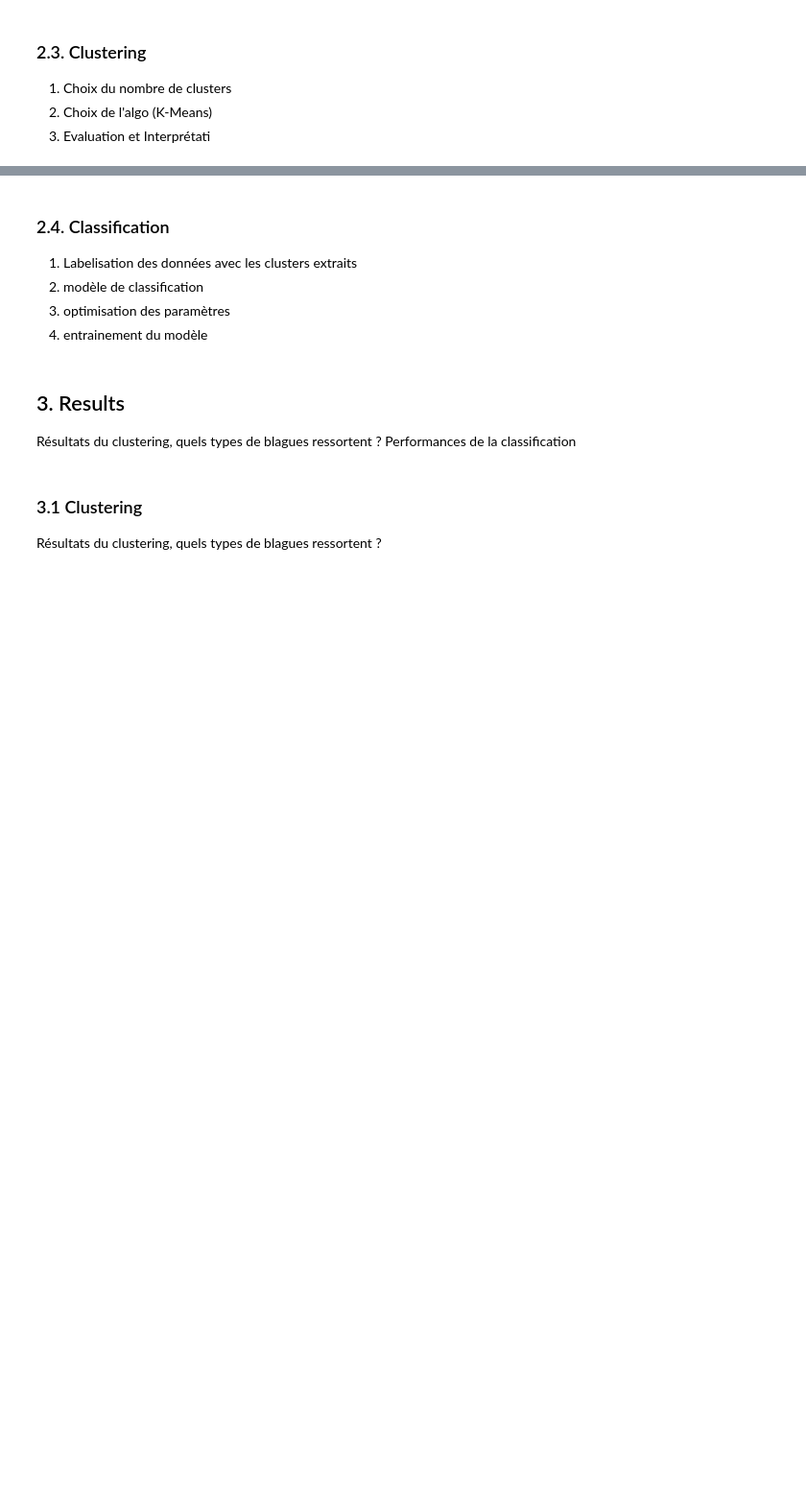
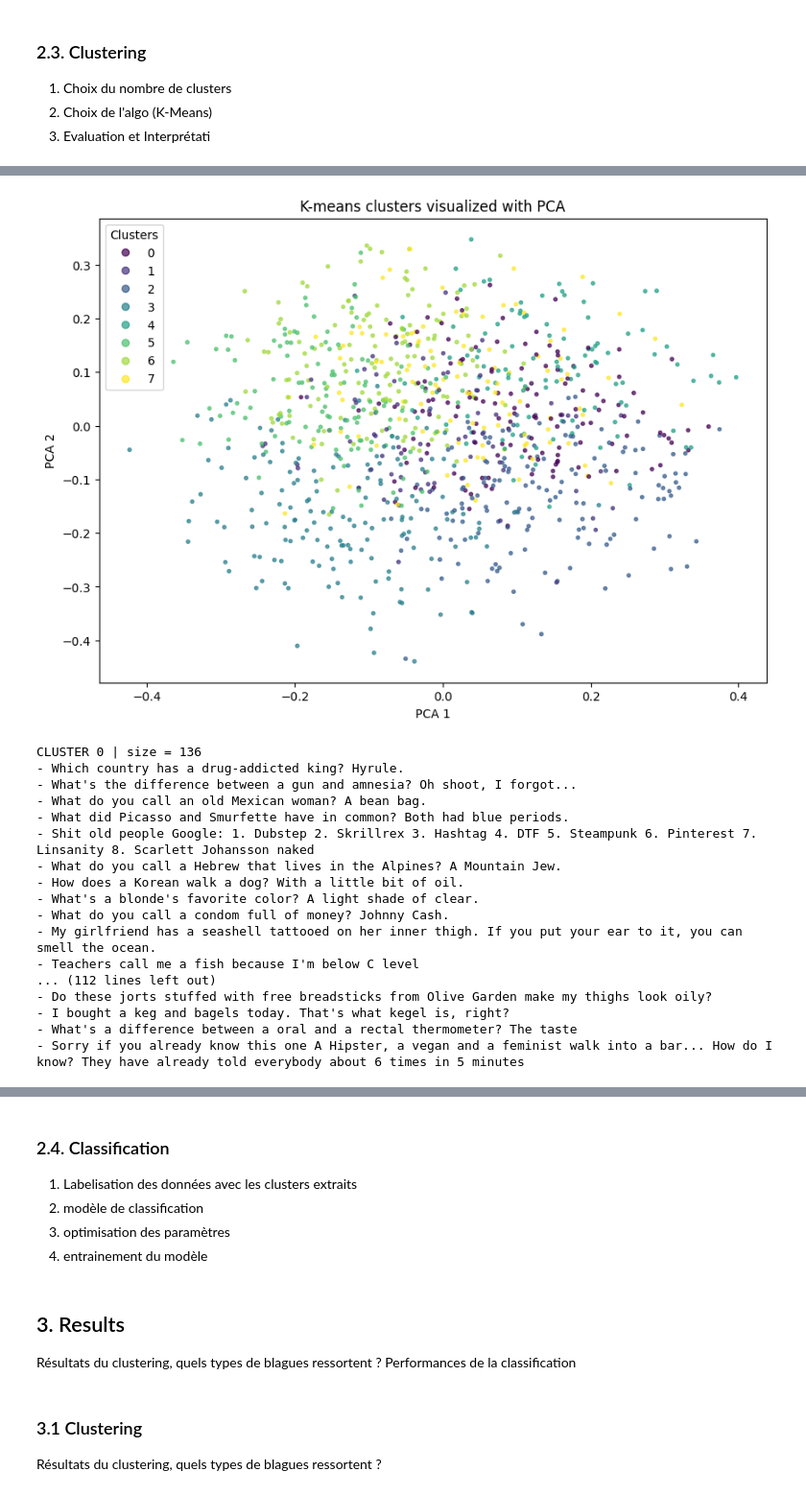
Before and after one commit to realhugoviana/jokes_clustering, a Jupyter notebook: joke_clustering.ipynb, the cells around one changed output, grey strips where cells are left out. Shown at 96% size. Saved outputs shown, nothing was run; the diff lists cells and outputs as text; code cells hidden in the pictures; blank space fills up the shorter version.

```diff
--- a/joke_clustering.ipynb
+++ b/joke_clustering.ipynb
@@ -94,0 +180,70 @@ Notes:
+# %%
+from sklearn.cluster import KMeans
+from tqdm.auto import tqdm
+import numpy as np
+import matplotlib.pyplot as plt
+from sklearn.decomposition import PCA
+
+K = 8
+
+X = np.vstack(df["embedding"].values)
+
+kmeans = KMeans(
+    n_clusters=K,
+    init="k-means++",
+    random_state=42,
+    n_init=10,
+)
+
+labels = kmeans.fit_predict(X)
+
+df["cluster"] = labels
+
+X = np.vstack(df["embedding"].values)
+
+pca = PCA(n_components=2)
+X_2d = pca.fit_transform(X)
+
+plt.figure(figsize=(10, 7))
+scatter = plt.scatter(
+    X_2d[:, 0],
+    X_2d[:, 1],
+    c=df["cluster"],
+    s=8,
+    alpha=0.7
+)
+
+plt.xlabel("PCA 1")
+plt.ylabel("PCA 2")
+plt.title("K-means clusters visualized with PCA")
+plt.legend(*scatter.legend_elements(), title="Clusters")
+plt.show()
+
+for cluster_id in sorted(df["cluster"].unique()):
+    subset = df[df["cluster"] == cluster_id]
+
+    print(f"CLUSTER {cluster_id} | size = {len(subset)}")
+
+    sample = subset["Joke"].sample(min(15, len(subset)), random_state=42)
+
+    for j in sample:
+        print("-", j)
+# %% [output]
+[figure, added]
+CLUSTER 0 | size = 136
+- Which country has a drug-addicted king? Hyrule.
+- What's the difference between a gun and amnesia? Oh shoot, I forgot...
+- What do you call an old Mexican woman? A bean bag.
+- What did Picasso and Smurfette have in common? Both had blue periods.
+- Shit old people Google: 1. Dubstep 2. Skrillrex 3. Hashtag 4. DTF 5. Steampunk 6. Pinterest 7. Linsanity 8. Scarlett Johansson naked
+- What do you call a Hebrew that lives in the Alpines? A Mountain Jew.
+- How does a Korean walk a dog? With a little bit of oil.
+- What's a blonde's favorite color? A light shade of clear.
+- What do you call a condom full of money? Johnny Cash.
+- My girlfriend has a seashell tattooed on her inner thigh. If you put your ear to it, you can smell the ocean.
+- Teachers call me a fish because I'm below C level
+... (112 lines left out)
+- Do these jorts stuffed with free breadsticks from Olive Garden make my thighs look oily?
+- I bought a keg and bagels today. That's what kegel is, right?
+- What's a difference between a oral and a rectal thermometer? The taste
+- Sorry if you already know this one A Hipster, a vegan and a feminist walk into a bar... How do I know? They have already told everybody about 6 times in 5 minutes
```
Also changed, not shown: parts of 13 cells of this notebook, 1 other file.
